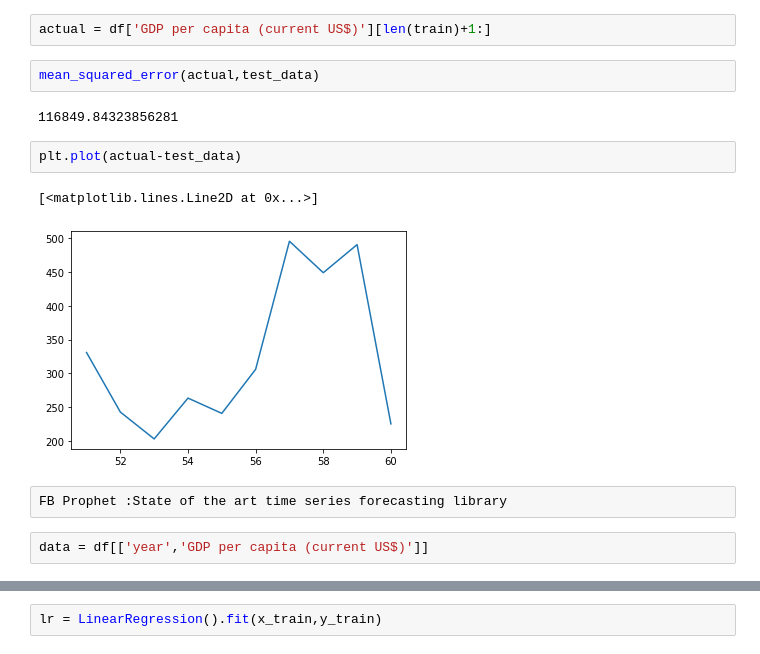
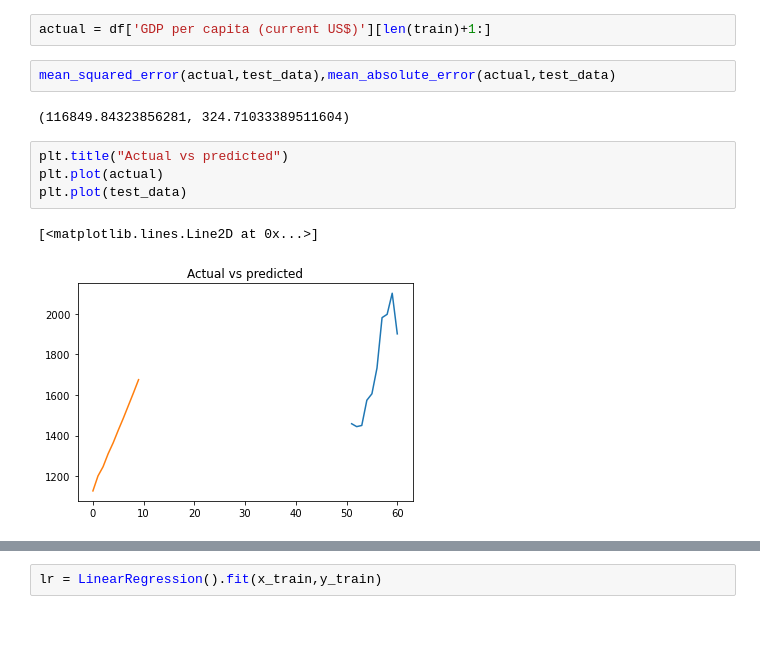
Before and after one commit to joshianirudh/DataAnalyticsProject, a Jupyter notebook: Forecasting.ipynb, the cells around one changed output, grey strips where cells are left out. Saved outputs shown, nothing was run; the diff lists cells and outputs as text; blank space fills up the shorter version.

```diff
--- a/Forecasting.ipynb
+++ b/Forecasting.ipynb
@@ -167,15 +170,13 @@ array([1127.24960095, 1200.9431897 , 1246.29117659, 1310.32939206,
 # %%
 actual = df['GDP per capita (current US$)'][len(train)+1:]
 # %%
-mean_squared_error(actual,test_data)
+mean_squared_error(actual,test_data),mean_absolute_error(actual,test_data)
 # %% [output]
-116849.84323856281
+(116849.84323856281, 324.71033389511604)
 # %%
-plt.plot(actual-test_data)
+plt.title("Actual vs predicted")
+plt.plot(actual)
+plt.plot(test_data)
 # %% [output]
 [<matplotlib.lines.Line2D at 0x...>]
-[figure, old version]
+[figure, new version]
-# %% [raw]
-FB Prophet :State of the art time series forecasting library
-# %%
-data = df[['year','GDP per capita (current US$)']]
```
Also changed, not shown: parts of 37 cells of this notebook, 1 other file.
